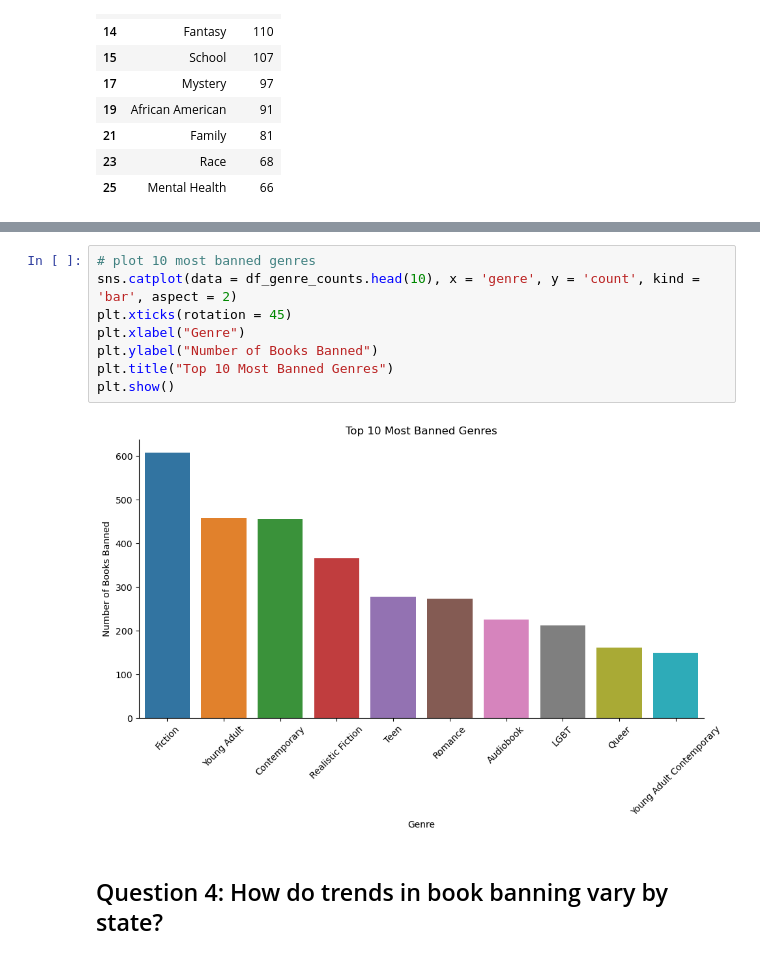
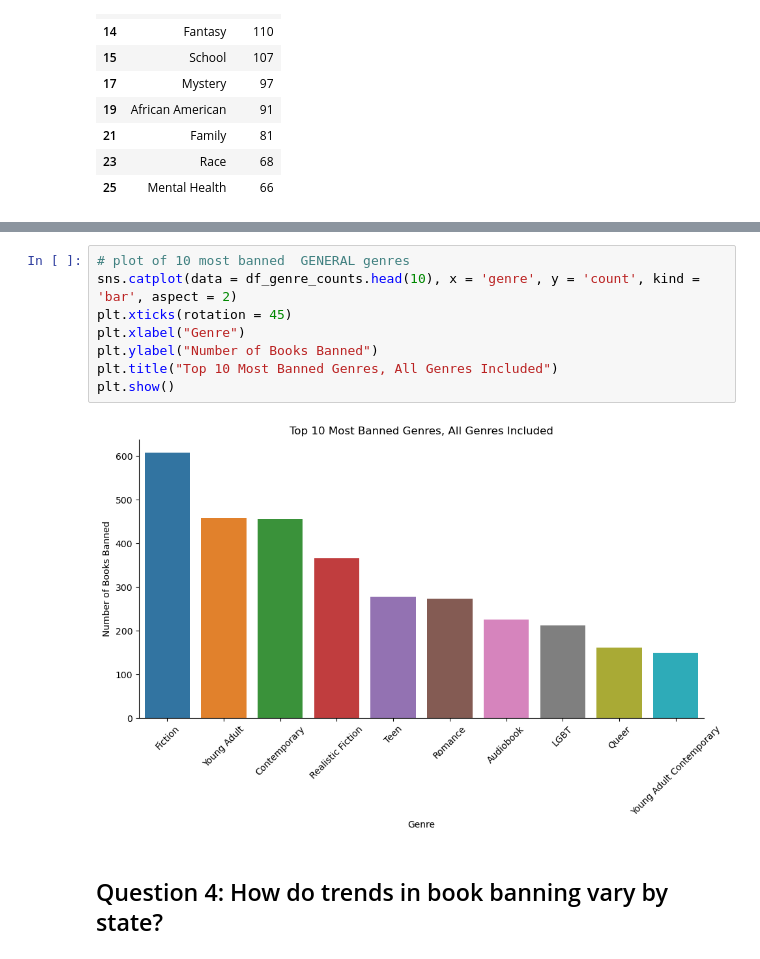
Before and after one commit to yashadoddabele/bannedbooks_project, a Jupyter notebook: bannedbooks.ipynb, the cells around one changed output, grey strips where cells are left out. Drawn from its saved outputs; the diff is of its cells as text.

```diff
--- a/bannedbooks.ipynb
+++ b/bannedbooks.ipynb
@@ -264,13 +276,13 @@ specific_df_genre_counts.head(10)
 # %%
-# plot 10 most banned genres
+# plot of 10 most banned  GENERAL genres
 sns.catplot(data = df_genre_counts.head(10), x = 'genre', y = 'count', kind = 'bar', aspect = 2)
 plt.xticks(rotation = 45)
 plt.xlabel("Genre")
 plt.ylabel("Number of Books Banned")
-plt.title("Top 10 Most Banned Genres")
+plt.title("Top 10 Most Banned Genres, All Genres Included")
 plt.show()
 # %% [output]
-[figure, old version]
+[figure, new version]
 # %% [markdown]
 ## Question 4: How do trends in book banning vary by state?
 # %% [markdown]
```
Also changed, not shown: parts of 1 cell of this notebook.
